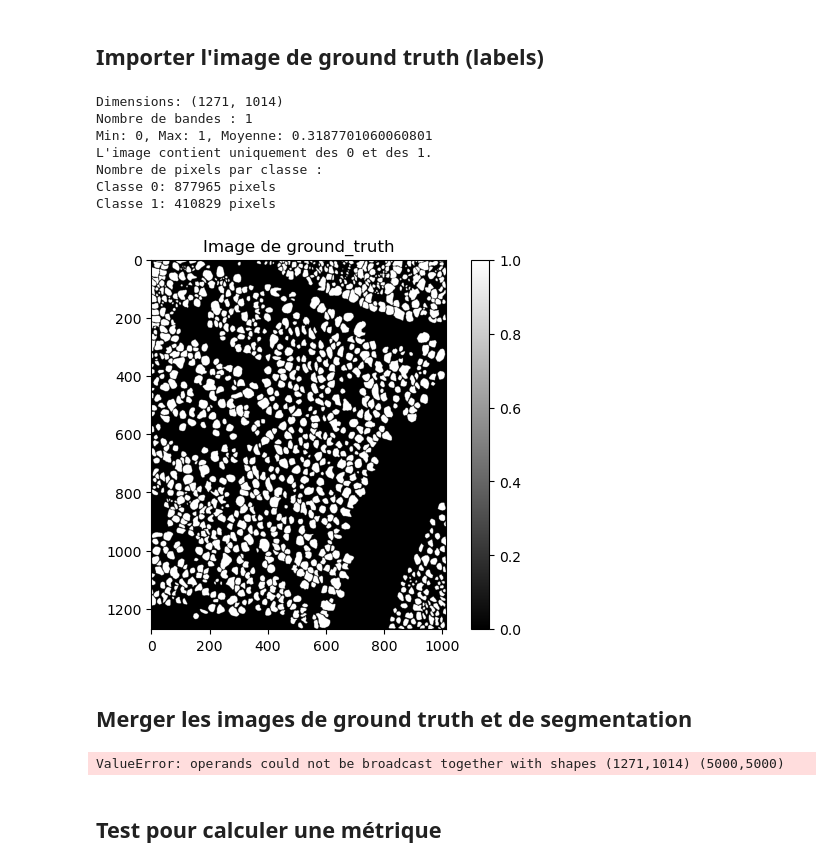
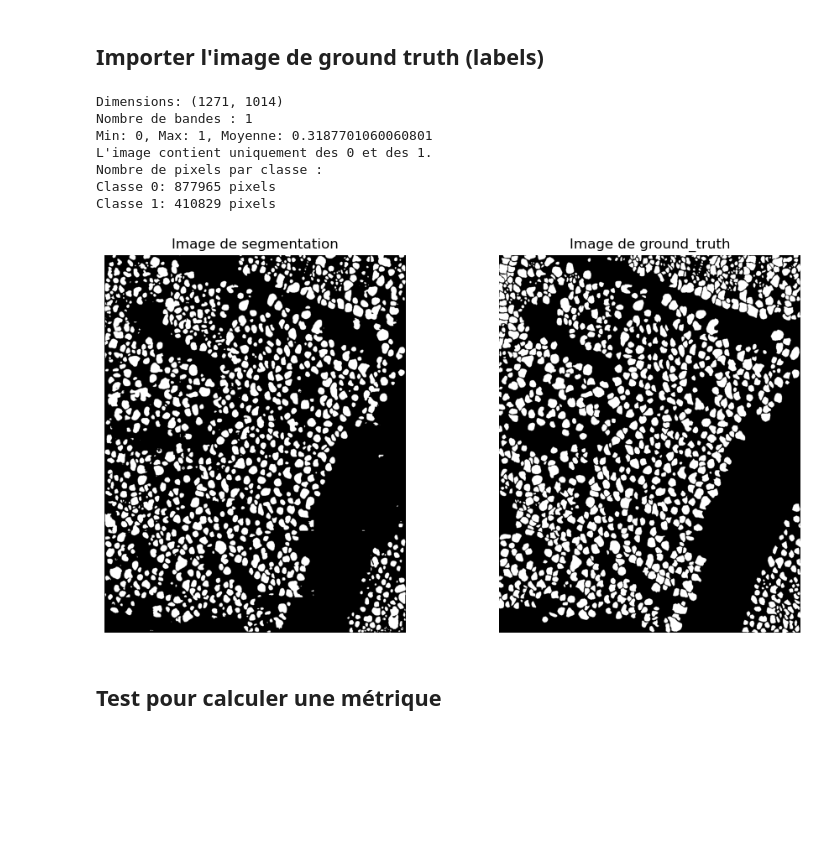
Before and after one commit to sinadeau/RNCAN_crown_segmentation, a Jupyter notebook: TreeCountSegHeight/files_added_in_the_repo/evaluation.ipynb, the cells around one changed output. Cells and saved outputs as stored; diff of their text form; code cells hidden in the pictures; blank space fills up the shorter version.

```diff
--- a/TreeCountSegHeight/files_added_in_the_repo/evaluation.ipynb
+++ b/TreeCountSegHeight/files_added_in_the_repo/evaluation.ipynb
@@ -3,11 +3,16 @@ import tifffile as tiff
 import rasterio
 import numpy as np
 import matplotlib.pyplot as plt
+from eva_losses import eva_metrics,eva_dice, true_positives, false_positives, true_negatives, false_negatives, eva_sensitivity, eva_specificity, eva_miou
+
+#Etablir path to the input and output files
+input = 'fichier_avec_region_seulement/ground_truth_2018_1km_6294_463'
+pred_segmentation = 'fichier_avec_region_seulement/prediction_seg_2018_1km_6294_463_only_region_to_segment'
 # %% [markdown]
 ### Importer et visualiser l'image de segmentation (output du modèle)
 # %%
-# Ouvrir image de segmentation
-with rasterio.open("C:/Git/données_pour_metric/données_pour_metric/fichier_avec_0_epoch/prediction_seg_2018_1km_6294_463.tif") as src:
+# Ouvrir image de segmentation (pred_segmentation)
+with rasterio.open(pred_segmentation+'.tif') as src:
     print(f"Dimensions: {src.shape}")
     print(f"Nombre de bandes : {src.count}")
     segmentation = src.read(1)
@@ -33,15 +38,8 @@ segmentation_normalized = (segmentation - segmentation.min()) / (segmentation.ma
 segmentation_normalized = segmentation_normalized.astype(np.uint8)
 
 # Sauvegarder l'image normalisée
-with rasterio.open("C:/Git/données_pour_metric/données_pour_metric/fichier_avec_0_epoch/prediction_seg_2018_1km_6294_463_fixed.tif", "w", driver="GTiff",
+with rasterio.open(pred_segmentation+'_fixed.tif', "w", driver="GTiff",
                    height=segmentation.shape[0], width=segmentation.shape[1],
                    count=1, dtype=segmentation_normalized.dtype) as dst:
     dst.write(segmentation_normalized, 1)
-
-
-#visualiser l'image de segmentation
-plt.imshow(segmentation, cmap="gray")
-plt.colorbar()
-plt.title("Image de segmentation")
-plt.show()
 # %% [output]
@@ -57,7 +54,7 @@ Classe 1: 369482 pixels
 ## Importer l'image de ground truth (labels)
 # %%
 # Ouvrir image de Ground Truth
-with rasterio.open("C:/Git/données_pour_metric/données_pour_metric/fichier_avec_0_epoch/ground_truth_2018_1km_6294_463.png") as src:
+with rasterio.open(input+'.png') as src:
     print(f"Dimensions: {src.shape}")
     print(f"Nombre de bandes : {src.count}")
     ground_truth = src.read(1)
@@ -83,17 +80,10 @@ ground_truth_normalized = (ground_truth - ground_truth.min()) / (ground_truth.ma
 ground_truth_normalized = ground_truth_normalized.astype(np.uint8)
 
 # Sauvegarder l'image normalisée
-with rasterio.open("C:/Git/données_pour_metric/données_pour_metric/fichier_avec_0_epoch/prediction_seg_2018_1km_6294_463_fixed.tif", "w", driver="GTiff",
+with rasterio.open(input+'_fixed.tif', "w", driver="GTiff",
                    height=ground_truth.shape[0], width=ground_truth.shape[1],
                    count=1, dtype=ground_truth_normalized.dtype) as dst:
     dst.write(ground_truth_normalized, 1)
-
-
-#visualiser l'image de labels
-plt.imshow(ground_truth, cmap="gray")
-plt.colorbar()
-plt.title("Image de ground_truth")
-plt.show()
 # %% [output]
 Dimensions: (1271, 1014)
 Nombre de bandes : 1
@@ -102,27 +92,21 @@ L'image contient uniquement des 0 et des 1.
 Nombre de pixels par classe :
 Classe 0: 877965 pixels
 Classe 1: 410829 pixels
-[figure, removed]
-# %% [markdown]
-## Merger les images de ground truth et de segmentation
-# %%
-import geopandas as gpd
-from shapely.geometry import box
-
-
-# Charger les fichiers vecteurs (exemple)
-ground_truth_gdf = gpd.read_file("ground_truth_vector.shp")
-segmentation_gdf = gpd.read_file("segmentation_vector.shp")
-
-# Effectuer l'intersection
-intersection = gpd.overlay(ground_truth_gdf, segmentation_gdf, how='intersection')
-
-# Visualiser l'intersection
-intersection.plot()
-plt.title("Intersection entre ground_truth et segmentation")
-plt.show()
-# %% [output]
-ValueError: operands could not be broadcast together with shapes (1271,1014) (5000,5000)
+# %%
+# Visualiser les deux images côte à côte
+fig, axs = plt.subplots(1, 2, figsize=(10, 5))
+axs[0].imshow(segmentation, cmap="gray")
+axs[0].set_title("Image de segmentation")
+axs[0].axis('off')
+
+axs[1].imshow(ground_truth, cmap="gray")
+axs[1].set_title("Image de ground_truth")
+axs[1].axis('off')
+
+plt.tight_layout()
+plt.show()
+# %% [output]
+[figure, added]
 # %% [markdown]
 ## Test pour calculer une métrique
 # %%
```
Also changed, not shown: parts of 2 cells of this notebook.
